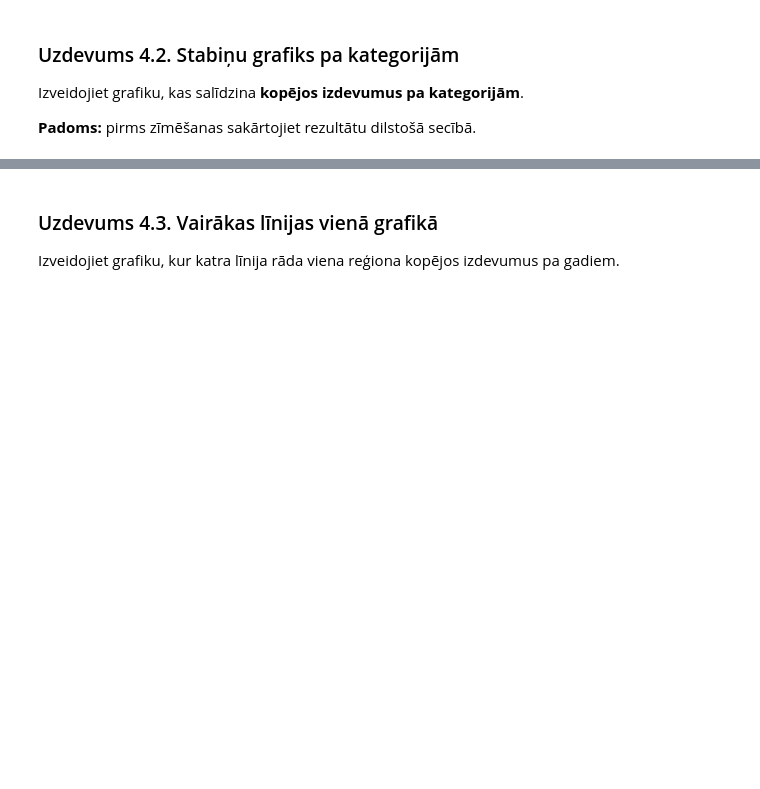
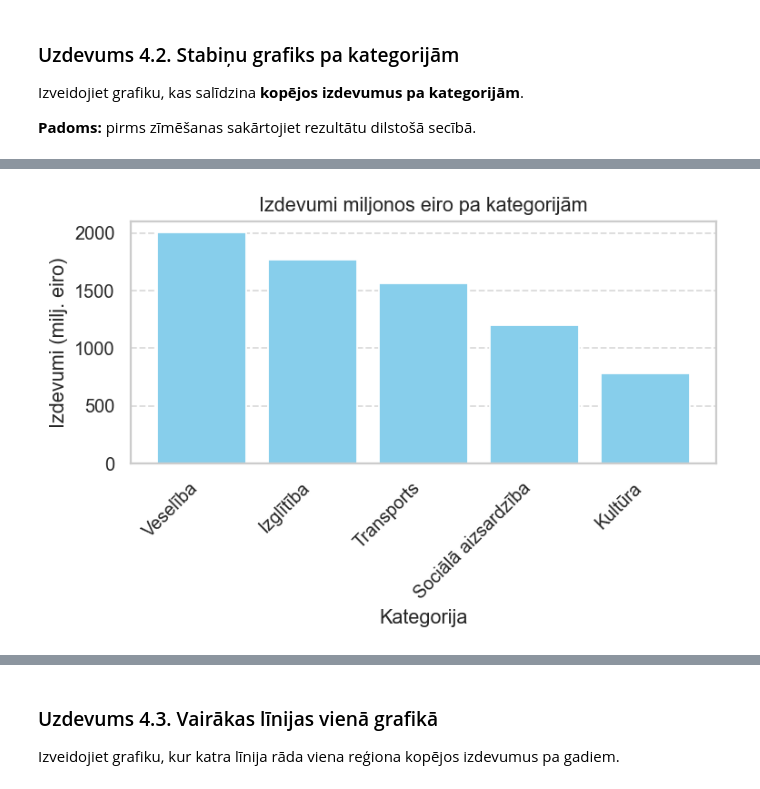
Before and after one commit to ValRCS/RTU_Digitalas_Prasmes_Excel_VBA_Python, a Jupyter notebook: notebooks/python_vizualizacija_student_lv.ipynb, the cells around one changed output, grey strips where cells are left out. Saved outputs shown, nothing was run; the diff lists cells and outputs as text; code cells hidden in the pictures; blank space fills up the shorter version.

Commit message:
Refactor code structure for improved readability and maintainability

```diff
--- a/notebooks/python_vizualizacija_student_lv.ipynb
+++ b/notebooks/python_vizualizacija_student_lv.ipynb
@@ -238,7 +258,6 @@ Izveidojiet grafiku, kas salīdzina **kopējos izdevumus pa kategorijām**.
 # TODO:
 # 1. Grupējiet datus pēc kategorijas
 # 2. Saskaitiet izdevumus
-# 3. Sakārtojiet rezultātu
-# 4. Uzzīmējiet bar chart
-
-# Jūsu kods šeit
+izdevumi_pa_kategorijam = df.groupby("kategorija")["izdevumi_milj_eur"].sum().reset_index()
+# apskatamies šos datus
+izdevumi_pa_kategorijam.head()
@@ -244,0 +271,6 @@ Izveidojiet grafiku, kas salīdzina **kopējos izdevumus pa kategorijām**.
+# %%
+# 3. Sakārtojiet rezultātu dilstoši pēc izdevumiem
+# ja lietojam inplace=True, tad šī funkcija sakārto esošo DataFrame, neizveidojot jaunu, un tas ir efektīvāk, jo nav jāizveido jauns DataFrame, bet jāatceras, ka šī funkcija maina esošo DataFrame, tāpēc pēc tās izsaukšanas izdevumi_pa_kategorijam būs sakārtots pēc izdevumiem dilstoši.
+# by="izdevumi_milj_eur" ir kolonna pēc kuras sakārtojam, ascending=False ir dilstošā secībā, inplace=True ir lai sakārtotu esošo DataFrame, neizveidojot jaunu
+izdevumi_pa_kategorijam.sort_values(by="izdevumi_milj_eur", ascending=False, inplace=True) # inplace=True ļauj sakārtot esošo DataFrame, neizveidojot jaunu
+izdevumi_pa_kategorijam.head()
@@ -244,0 +284,23 @@ Izveidojiet grafiku, kas salīdzina **kopējos izdevumus pa kategorijām**.
+# %%
+# tagad taisam stabiņu diagrammu ar matplotlib
+plt.figure(figsize=(6, 4)) # iestatām grafika izmēru
+plt.bar(izdevumi_pa_kategorijam["kategorija"], izdevumi_pa_kategorijam["izdevumi_milj_eur"], color="skyblue") # zīmējam stabiņu diagrammu
+# let's turn x labels for better readability
+plt.xticks(rotation=45, ha="right") # pagriežam x asu etiķetes par 45 grādiem un izlīdzinām pa labi, lai būtu labāk salasāmas
+# nosaukumus un asu nosaukumi
+plt.title("Izdevumi miljonos eiro pa kategorijām")
+plt.xlabel("Kategorija")
+plt.ylabel("Izdevumi (milj. eiro)")
+# remove grid first
+plt.grid(False) # noņemam režģi, jo pēc noklusējuma matplotlib pievieno režģi, bet mums tas nav vajadzīgs, tāpēc mēs to noņemam ar plt.grid(False)
+# let's remove x gridlines for better readability
+plt.grid(axis="y", linestyle="--", alpha=0.7) # pievienojam horizontālas režģlīnijas tikai y asij, ar punktētu stilu un nedaudz caurspīdīgām
+# we want no x gridlines for better readability, so we set grid only for y axis
+
+# fontos un izmēru arī var mainīt
+# atkal saglab ar tight layout, lai nebūtu pārāk tuvu malām
+plt.tight_layout()
+plt.savefig("izdevumi_pa_kategorijam.png", dpi=300) # saglabājam ar labu kvalitāti
+plt.show()
+# %% [output]
+[figure, added]
```
Also changed, not shown: parts of 5 cells of this notebook, 2 other files.
